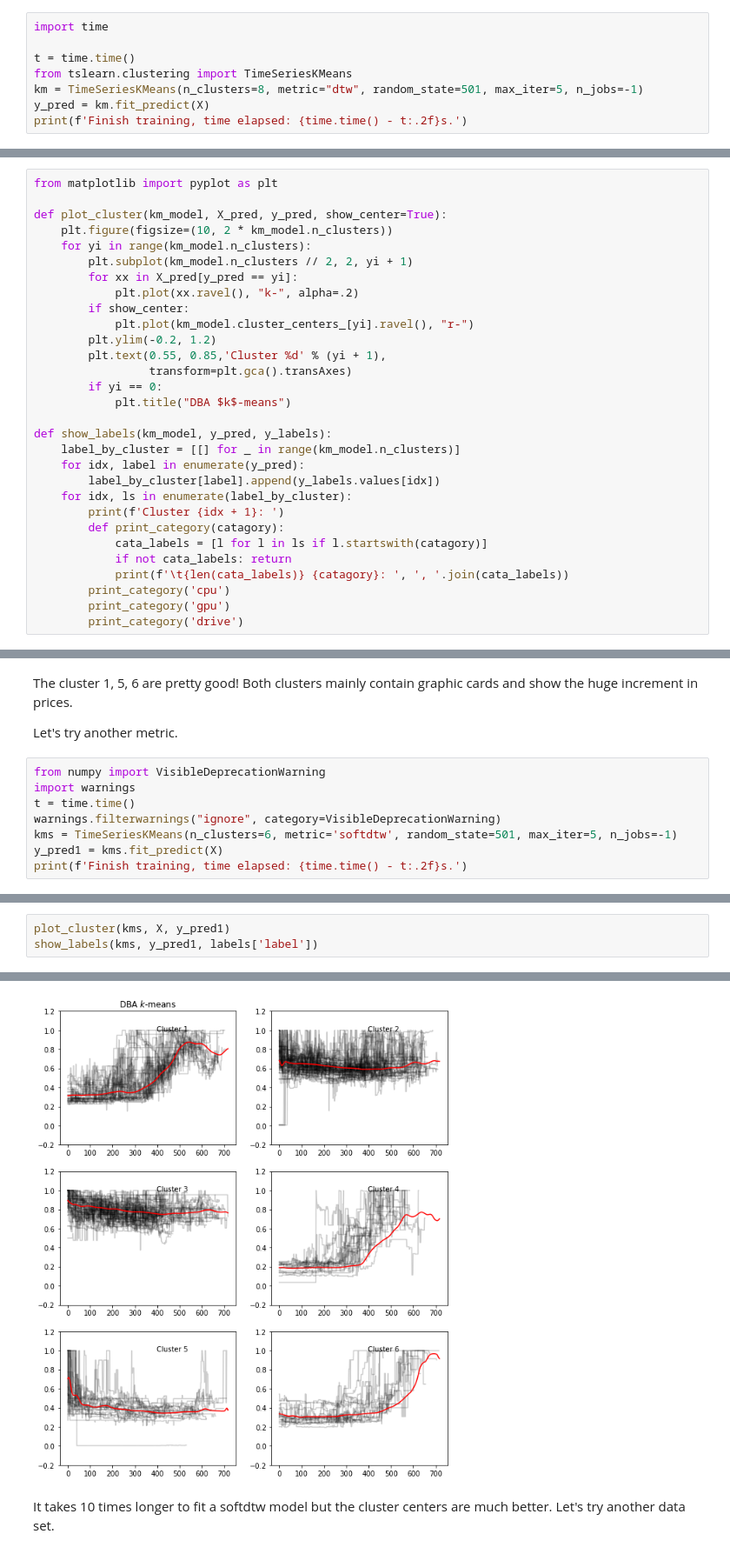
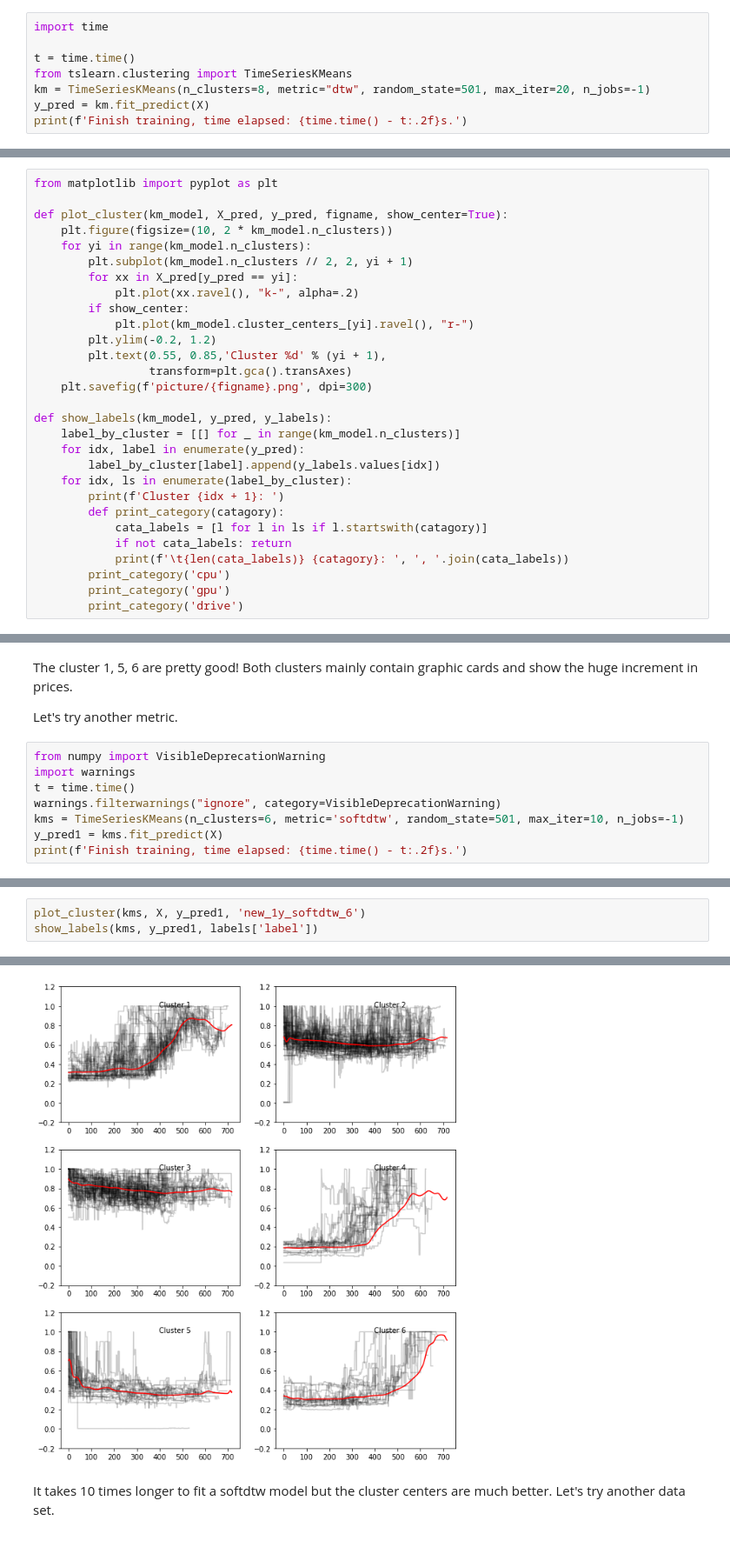
Before and after one commit to jingshenSN2/pc-hardware-ml-2021, a Jupyter notebook: cluster/amazon.ipynb, the cells around one changed output, grey strips where cells are left out. Shown at 87% size. Saved outputs shown, nothing was run; the diff lists cells and outputs as text.

```diff
--- a/cluster/amazon.ipynb
+++ b/cluster/amazon.ipynb
@@ -51,7 +51,7 @@ import time
 
 t = time.time()
 from tslearn.clustering import TimeSeriesKMeans
-km = TimeSeriesKMeans(n_clusters=8, metric="dtw", random_state=501, max_iter=5, n_jobs=-1)
+km = TimeSeriesKMeans(n_clusters=8, metric="dtw", random_state=501, max_iter=20, n_jobs=-1)
 y_pred = km.fit_predict(X)
 print(f'Finish training, time elapsed: {time.time() - t:.2f}s.')
 # %% [output]
@@ -61,7 +61,7 @@ Write functions to plot by clusters and show the labels in each cluster.
 # %%
 from matplotlib import pyplot as plt
 
-def plot_cluster(km_model, X_pred, y_pred, show_center=True):
+def plot_cluster(km_model, X_pred, y_pred, figname, show_center=True):
     plt.figure(figsize=(10, 2 * km_model.n_clusters))
     for yi in range(km_model.n_clusters):
         plt.subplot(km_model.n_clusters // 2, 2, yi + 1)
@@ -72,8 +72,7 @@ def plot_cluster(km_model, X_pred, y_pred, show_center=True):
         plt.ylim(-0.2, 1.2)
         plt.text(0.55, 0.85,'Cluster %d' % (yi + 1),
                  transform=plt.gca().transAxes)
-        if yi == 0:
-            plt.title("DBA $k$-means")
+    plt.savefig(f'picture/{figname}.png', dpi=300)
 
 def show_labels(km_model, y_pred, y_labels):
     label_by_cluster = [[] for _ in range(km_model.n_clusters)]
@@ -121,7 +120,7 @@ from numpy import VisibleDeprecationWarning
 import warnings
 t = time.time()
 warnings.filterwarnings("ignore", category=VisibleDeprecationWarning)
-kms = TimeSeriesKMeans(n_clusters=6, metric='softdtw', random_state=501, max_iter=5, n_jobs=-1)
+kms = TimeSeriesKMeans(n_clusters=6, metric='softdtw', random_state=501, max_iter=10, n_jobs=-1)
 y_pred1 = kms.fit_predict(X)
 print(f'Finish training, time elapsed: {time.time() - t:.2f}s.')
 # %% [output]
@@ -129,28 +128,28 @@ Finish training, time elapsed: 311.84s.
 # %%
-plot_cluster(kms, X, y_pred1)
+plot_cluster(kms, X, y_pred1, 'new_1y_softdtw_6')
 show_labels(kms, y_pred1, labels['label'])
 # %% [output]
 Cluster 1:
         1 cpu:  cpu Intel core i9-9900KS
         26 gpu:  gpu MSI NVIDIA Geforce GTX 1650, gpu MSI NVIDIA Geforce GTX 1650, gpu MSI NVIDIA Geforce GTX 1660 Super, gpu MSI NVIDIA Geforce GTX 1660 Super, gpu MSI NVIDIA Geforce RTX 2060 Super,  ...
 Cluster 2:
         15 cpu:  cpu Intel core i9-10900X, cpu Intel core i9-10900KF, cpu Intel core i9-10900F, cpu Intel core i9-10850K, cpu Intel core i9-9900K, cpu Intel core i5-10600K, cpu Intel core i5-10400, cp ...
         3 gpu:  gpu EVGA NVIDIA Geforce GTX 1660 Ti, gpu ASUS NVIDIA Geforce RTX 2080, gpu ZOTAC NVIDIA Geforce RTX 2080
         40 drive:  drive ADATA su740 sata 512gb, drive ADATA su740 sata 2tb, drive ADATA su650 m2 256gb, drive Crucial bx500 sata 1tb, drive Kingston kc600 sata 2tb, drive Kingston a400 sata 2tb, driv ...
 Cluster 3:
         8 cpu:  cpu Intel core i7-10700KF, cpu Intel core i7-10700, cpu Intel core i7-10700F, cpu Intel core i5-10600, cpu Intel core i5-10500, cpu AMD ryzen 7 3800XT, cpu AMD ryzen 5 3600XT, cpu AMD  ...
         4 gpu:  gpu Gigabyte NVIDIA Geforce RTX 2080 Ti, gpu ZOTAC NVIDIA Geforce RTX 2070, gpu ZOTAC NVIDIA Geforce RTX 2080, gpu ZOTAC NVIDIA Geforce RTX 2080 Ti
         38 drive:  drive ADATA su720 sata 1tb, drive ADATA su635 sata 2tb, drive ADATA su650 m2 512gb, drive Crucial bx500 sata 2tb, drive Crucial p5 nvme 256gb, drive Crucial p5 nvme 512gb, drive Cru ...
 Cluster 4:
         1 cpu:  cpu AMD ryzen 5 5600X
         17 gpu:  gpu MSI AMD Radeon RX 5500 XT, gpu MSI AMD Radeon RX 5600 XT, gpu MSI AMD Radeon RX 5600 XT, gpu EVGA NVIDIA Geforce RTX 2060, gpu ASUS NVIDIA Geforce GTX 1650 Super, gpu ASUS AMD Rad ...
 Cluster 5:
         5 cpu:  cpu Intel core i9-10940X, cpu Intel core i9-10920X, cpu Intel core i9-10900K, cpu Intel core i9-10900, cpu Intel core i7-10700K
         16 drive:  drive Kingston a400 m2 512gb, drive SanDisk ultra 3d nand sata 4tb, drive Seagate firecuda 520 nvme 2tb, drive SK hynix gold p31 nvme 1tb, drive Western Digital wd red sata 512gb, d ...
 Cluster 6:
         1 cpu:  cpu AMD ryzen 3 3100
         14 gpu:  gpu MSI NVIDIA Geforce RTX 2070, gpu MSI NVIDIA Geforce RTX 2080 Super, gpu MSI AMD Radeon RX 5600 XT, gpu MSI AMD Radeon RX 5700 XT, gpu EVGA NVIDIA Geforce RTX 2060, gpu EVGA NVIDIA ...
-[figure, old version]
+[figure, new version]
 # %% [markdown]
 It takes 10 times longer to fit a softdtw model but the cluster centers are much better.
 Let's try another data set.
```
Also changed, not shown: parts of 12 cells of this notebook.
